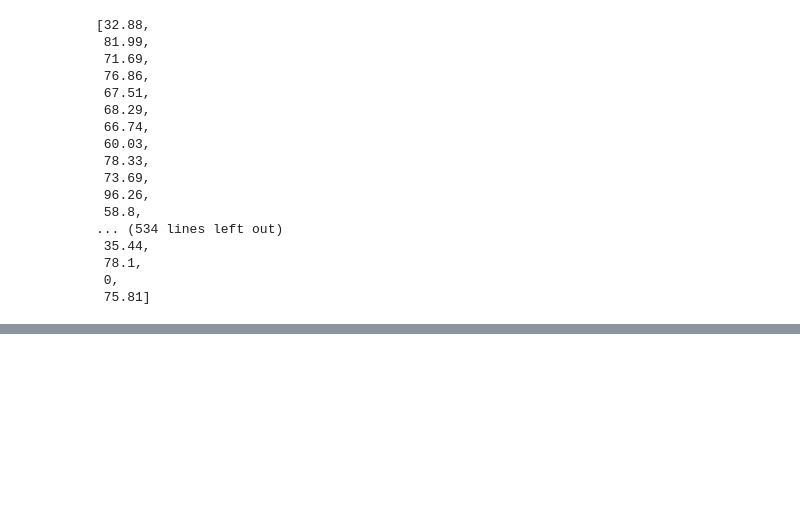
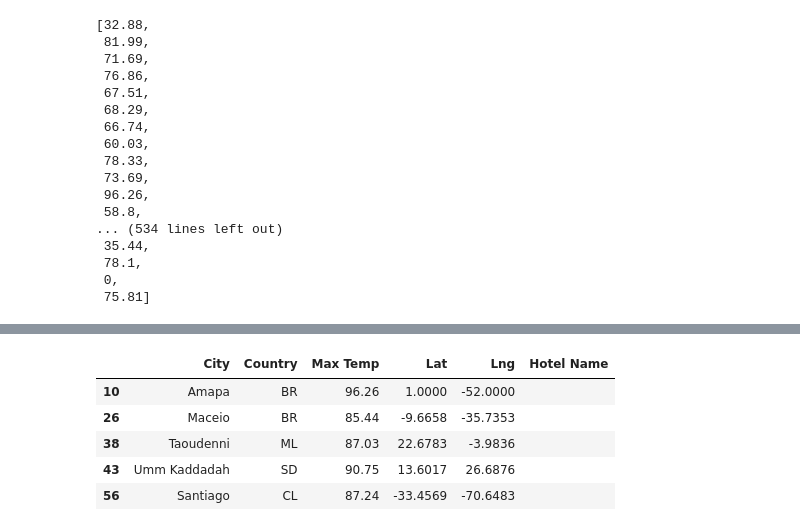
Before and after one commit to timothykeating/World_Weather_Analysis, a Jupyter notebook: VacationPy.ipynb, the cells around one changed output, grey strips where cells are left out. Saved outputs shown, nothing was run; the diff lists cells and outputs as text; code cells hidden in the pictures; blank space fills up the shorter version.

```diff
--- a/VacationPy.ipynb
+++ b/VacationPy.ipynb
@@ -174,0 +238,14 @@ fig
+# %%
+# Get Travel Destinations
+
+# Create DataFrame called hotel_df to store hotel names along with city, country, max temp, and coordinates.
+hotel_df = tempfilter_df[["City", "Country", "Max Temp", "Lat", "Lng"]].copy()
+hotel_df["Hotel Name"] = ""
+hotel_df.head()
+# %% [output]
+|  | City | Country | Max Temp | Lat | Lng | Hotel Name |
+| 10 | Amapa | BR | 96.26 | 1.0000 | -52.0000 |  |
+| 26 | Maceio | BR | 85.44 | -9.6658 | -35.7353 |  |
+| 38 | Taoudenni | ML | 87.03 | 22.6783 | -3.9836 |  |
+| 43 | Umm Kaddadah | SD | 90.75 | 13.6017 | 26.6876 |  |
+| 56 | Santiago | CL | 87.24 | -33.4569 | -70.6483 |  |
```
Also changed, not shown: parts of 18 cells of this notebook.
